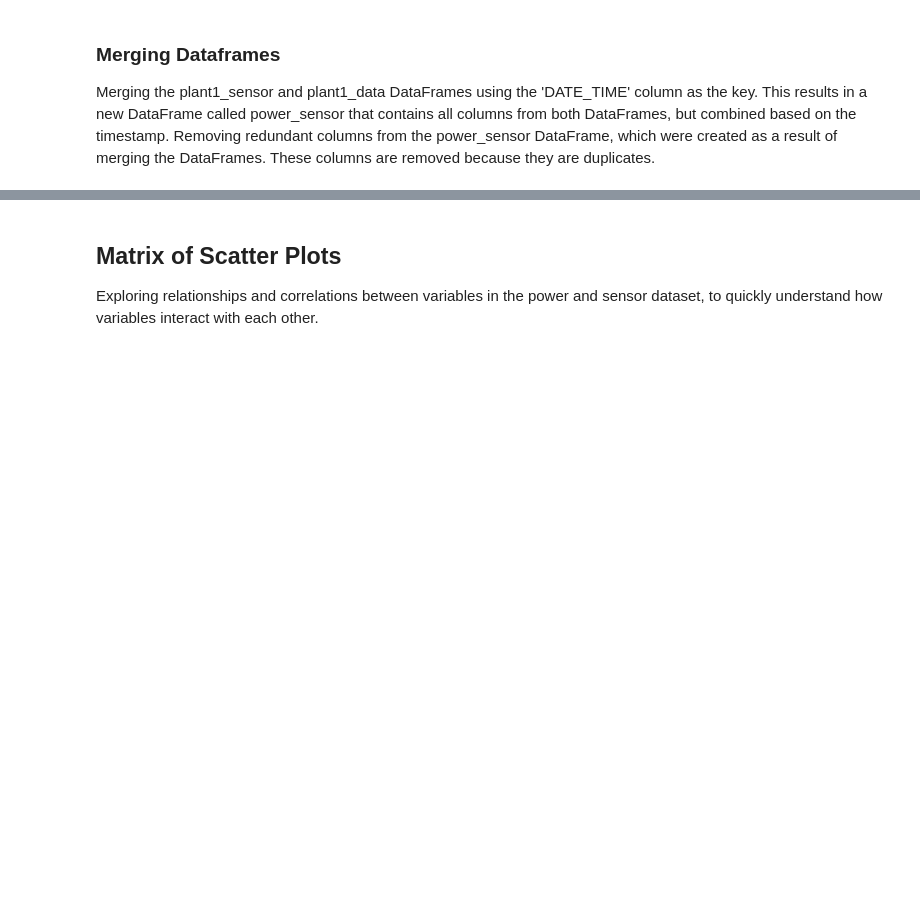
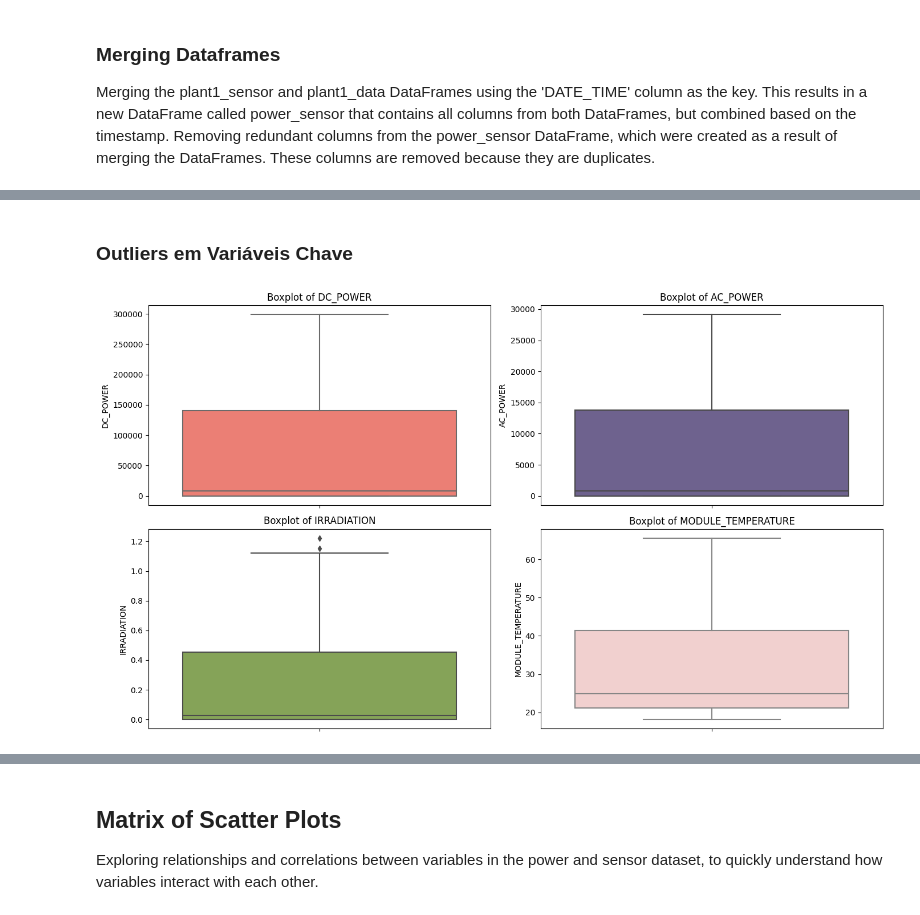
Before and after one commit to FelipeSteudel/Felipe_Steudel-Strategic_Thinking-CA3, a Jupyter notebook: CA3 - Felipe Steudel - Strategic Thinking - HDip in Data Analytics.ipynb, the cells around one changed output, grey strips where cells are left out. Cells and saved outputs as stored; diff of their text form; code cells hidden in the pictures; blank space fills up the shorter version.

```diff
--- a/CA3 - Felipe Steudel - Strategic Thinking - HDip in Data Analytics.ipynb
+++ b/CA3 - Felipe Steudel - Strategic Thinking - HDip in Data Analytics.ipynb
@@ -191,3 +118,0 @@ dtype: int64
-# %%
-df_gen = df_gen.rename(columns={'SOURCE_KEY':'INVERTER'})
-df_wth = df_wth.rename(columns={'SOURCE_KEY':'SENSOR'})
@@ -259,4 +118,0 @@ df_wth
-# %%
-df_gen.drop(columns=['PLANT_ID'], inplace=True)
-df_wth.drop(columns=['PLANT_ID'], inplace=True)
-df_wth.drop(columns=['SENSOR'], inplace=True)
@@ -375,0 +213,16 @@ del power_sensor['time_y']
+# %% [markdown]
+### Outliers em Variáveis Chave
+# %%
+# Variáveis a verificar
+colors = ['#FF6F61', '#6B5B95', '#88B04B', '#F7CAC9']
+features = ['DC_POWER', 'AC_POWER', 'IRRADIATION', 'MODULE_TEMPERATURE']
+
+plt.figure(figsize=(14, 8))
+for i, feature in enumerate(features, 1):
+    plt.subplot(2, 2, i)
+    sns.boxplot(data=power_sensor, y=feature, color=colors[i-1])
+    plt.title(f'Boxplot of {feature}')
+plt.tight_layout()
+plt.show()
+# %% [output]
+[figure, added]
```
Also changed, not shown: parts of 82 cells of this notebook.
